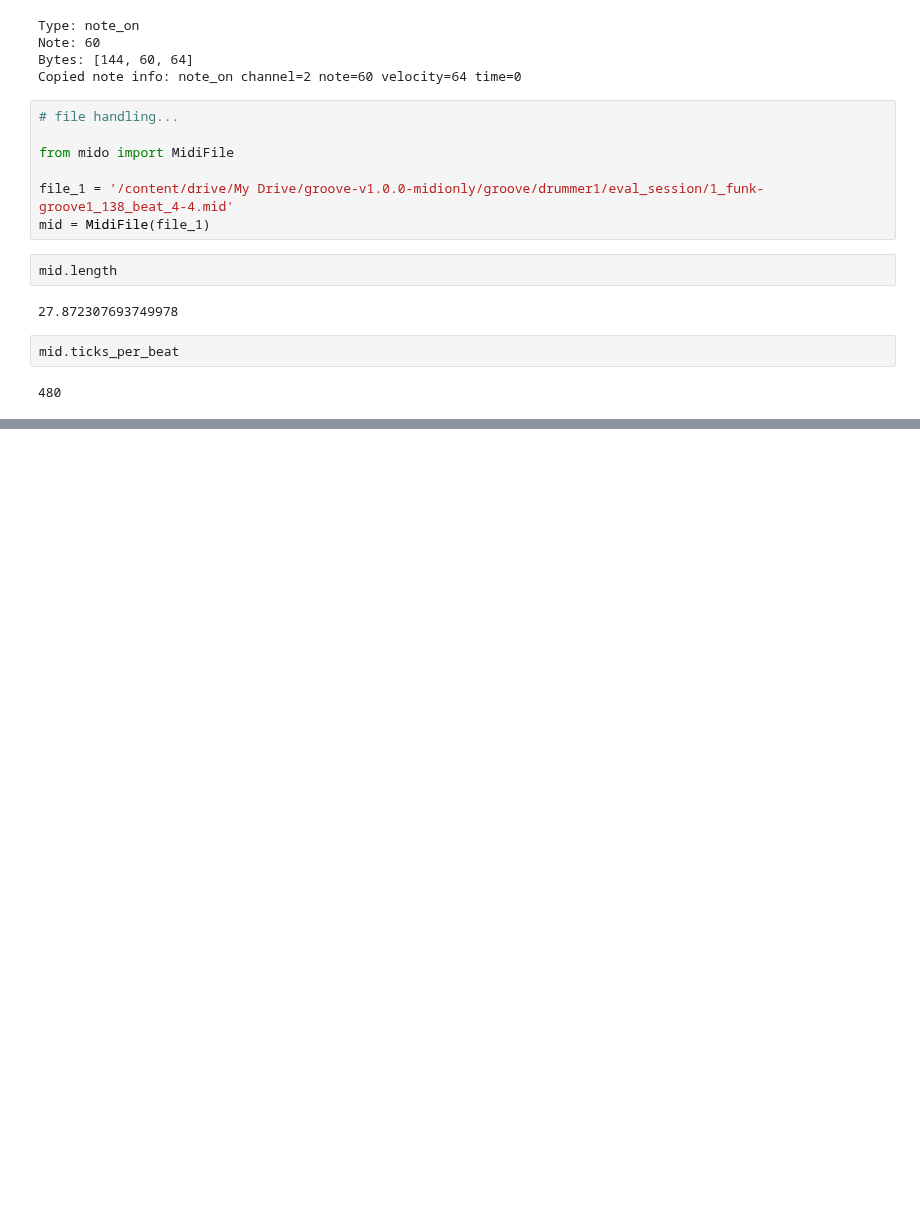
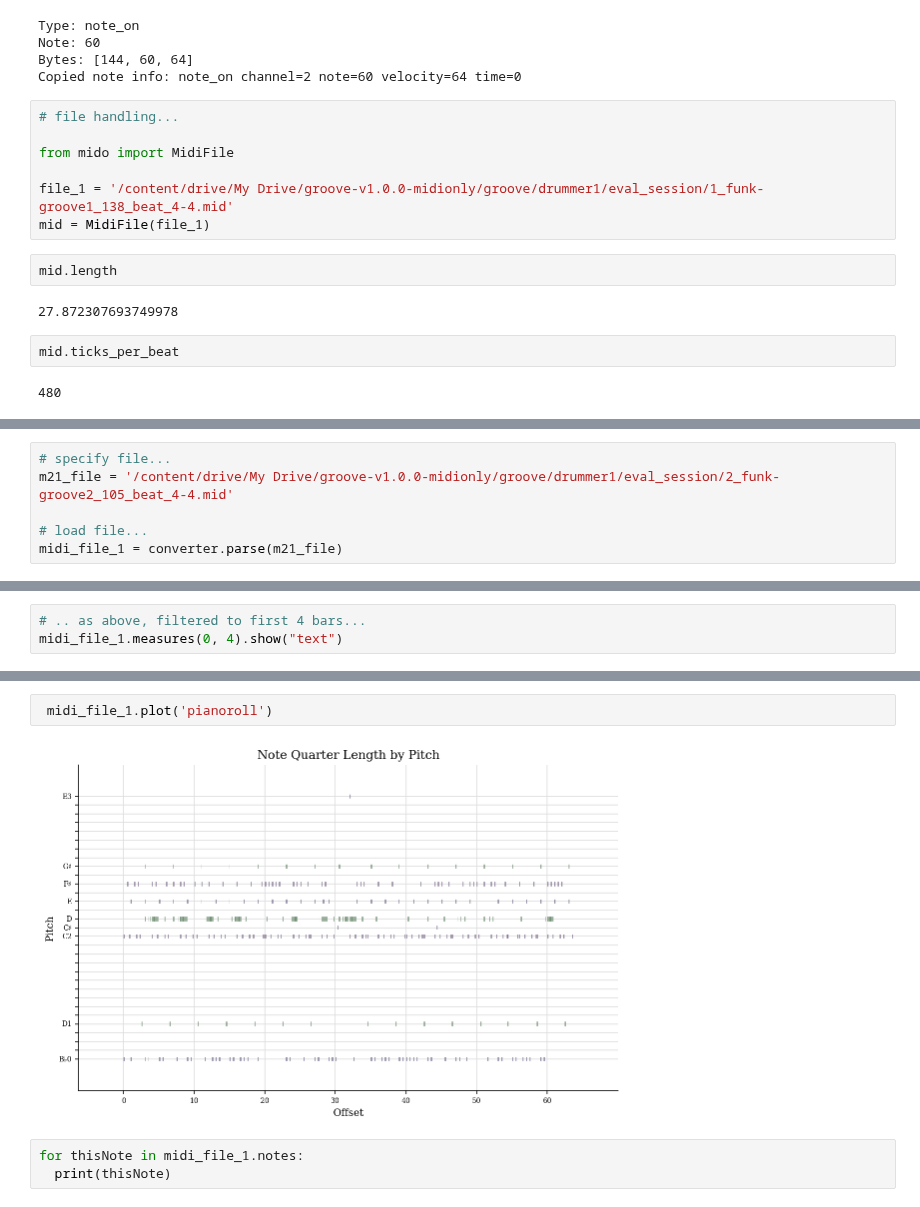
Before and after one commit to curtiscu/LYIT, a Jupyter notebook: MIDI_Tests_1.ipynb, the cells around one changed output, grey strips where cells are left out. Drawn from its saved outputs; the diff is of its cells as text; blank space fills up the shorter version.

```diff
--- a/MIDI_Tests_1.ipynb
+++ b/MIDI_Tests_1.ipynb
@@ -121,0 +155,6 @@ for i, track in enumerate(mid.tracks):
+# %%
+# specify file...
+m21_file = '/content/drive/My Drive/groove-v1.0.0-midionly/groove/drummer1/eval_session/2_funk-groove2_105_beat_4-4.mid'
+
+# load file...
+midi_file_1 = converter.parse(m21_file)
@@ -121,0 +207,3 @@ for i, track in enumerate(mid.tracks):
+# %%
+# .. as above, filtered to first 4 bars...
+midi_file_1.measures(0, 4).show("text")
@@ -121,0 +228,7 @@ for i, track in enumerate(mid.tracks):
+# %%
+ midi_file_1.plot('pianoroll')
+# %% [output]
+[figure, added]
+# %%
+for thisNote in midi_file_1.notes:
+  print(thisNote)
```
Also changed, not shown: parts of 17 cells of this notebook.
